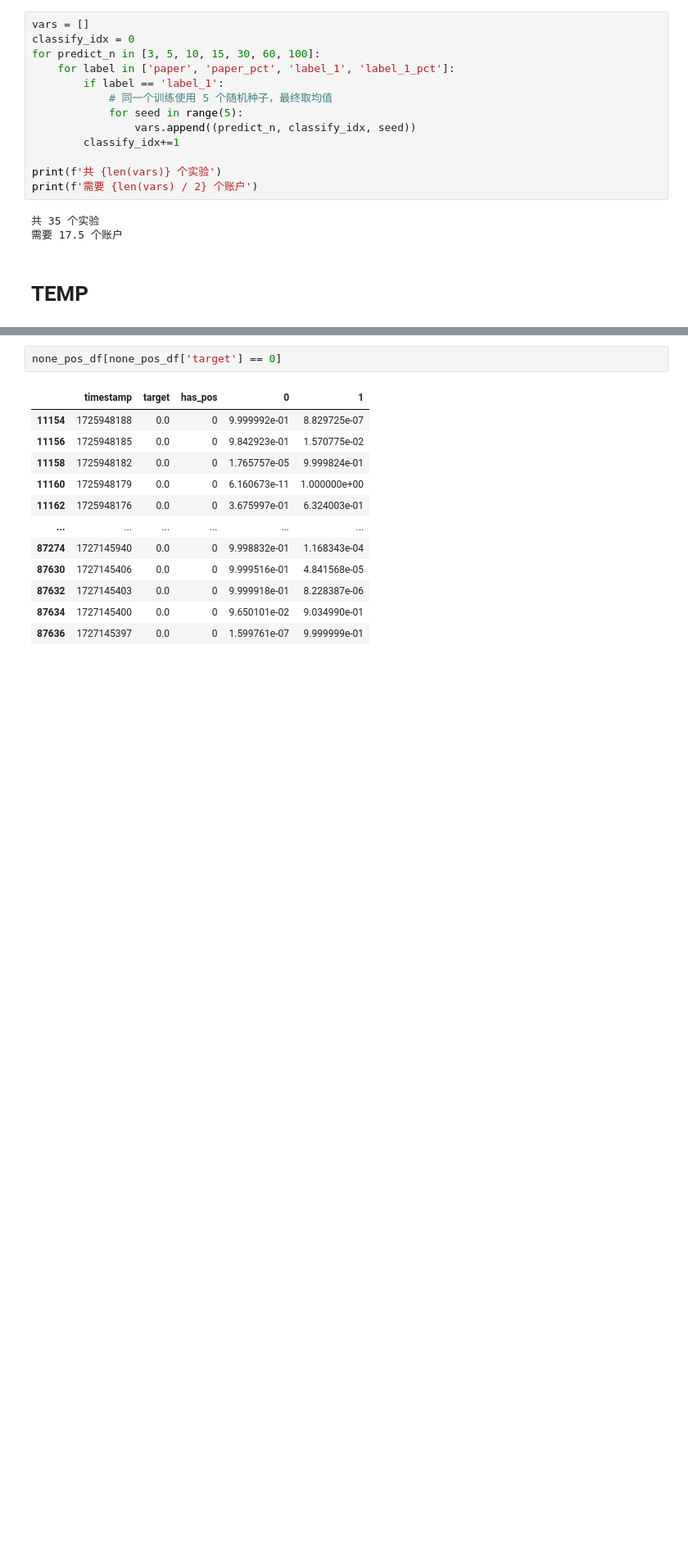
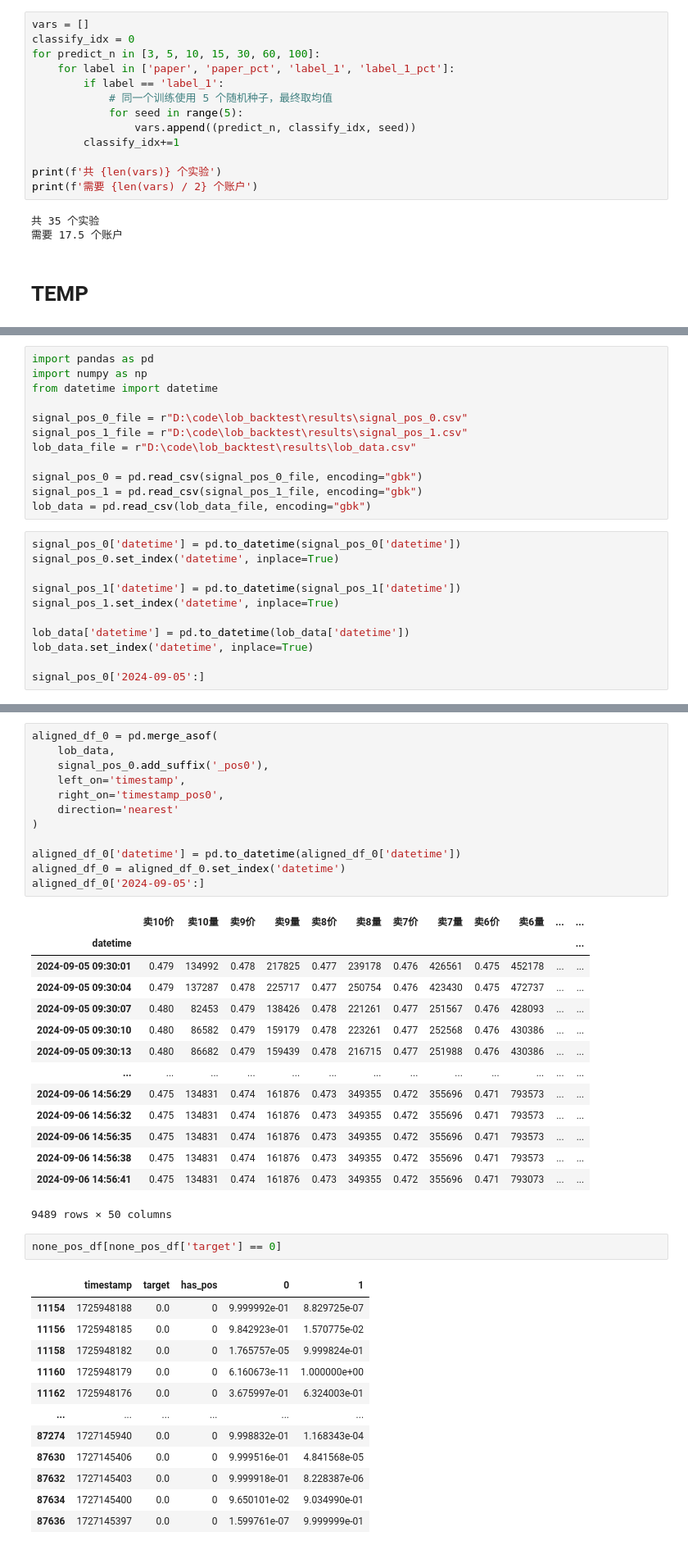
Before and after one commit to lhiqwj173/dl_helper, a Jupyter notebook: notebook/train.ipynb, the cells around one changed output, grey strips where cells are left out. Shown at 82% size. Cells and saved outputs as stored; diff of their text form; blank space fills up the shorter version.

```diff
--- a/notebook/train.ipynb
+++ b/notebook/train.ipynb
@@ -512,0 +493,23 @@ Name: count, dtype: int64
+# %%
+import pandas as pd
+import numpy as np
+from datetime import datetime
+
+signal_pos_0_file = r"D:\code\lob_backtest\results\signal_pos_0.csv"
+signal_pos_1_file = r"D:\code\lob_backtest\results\signal_pos_1.csv"
+lob_data_file = r"D:\code\lob_backtest\results\lob_data.csv"
+
+signal_pos_0 = pd.read_csv(signal_pos_0_file, encoding="gbk")
+signal_pos_1 = pd.read_csv(signal_pos_1_file, encoding="gbk")
+lob_data = pd.read_csv(lob_data_file, encoding="gbk")
+# %%
+signal_pos_0['datetime'] = pd.to_datetime(signal_pos_0['datetime'])
+signal_pos_0.set_index('datetime', inplace=True)
+
+signal_pos_1['datetime'] = pd.to_datetime(signal_pos_1['datetime'])
+signal_pos_1.set_index('datetime', inplace=True)
+
+lob_data['datetime'] = pd.to_datetime(lob_data['datetime'])
+lob_data.set_index('datetime', inplace=True)
+
+signal_pos_0['2024-09-05':]
@@ -513,3 +558,30 @@ Name: count, dtype: int64
+# %%
+aligned_df_0 = pd.merge_asof(
+    lob_data,
+    signal_pos_0.add_suffix('_pos0'),
+    left_on='timestamp',
+    right_on='timestamp_pos0',
+    direction='nearest'
+)
+
+aligned_df_0['datetime'] = pd.to_datetime(aligned_df_0['datetime'])
+aligned_df_0 = aligned_df_0.set_index('datetime')
+aligned_df_0['2024-09-05':]
+# %% [output]
+|  | 卖10价 | 卖10量 | 卖9价 | 卖9量 | 卖8价 | 卖8量 | 卖7价 | 卖7量 | 卖6价 | 卖6量 | ... | ... |
+| datetime |  |  |  |  |  |  |  |  |  |  |  | ... |
+| 2024-09-05 09:30:01 | 0.479 | 134992 | 0.478 | 217825 | 0.477 | 239178 | 0.476 | 426561 | 0.475 | 452178 | ... | ... |
+| 2024-09-05 09:30:04 | 0.479 | 137287 | 0.478 | 225717 | 0.477 | 250754 | 0.476 | 423430 | 0.475 | 472737 | ... | ... |
+| 2024-09-05 09:30:07 | 0.480 | 82453 | 0.479 | 138426 | 0.478 | 221261 | 0.477 | 251567 | 0.476 | 428093 | ... | ... |
+| 2024-09-05 09:30:10 | 0.480 | 86582 | 0.479 | 159179 | 0.478 | 223261 | 0.477 | 252568 | 0.476 | 430386 | ... | ... |
+| 2024-09-05 09:30:13 | 0.480 | 86682 | 0.479 | 159439 | 0.478 | 216715 | 0.477 | 251988 | 0.476 | 430386 | ... | ... |
+| ... | ... | ... | ... | ... | ... | ... | ... | ... | ... | ... | ... | ... |
+| 2024-09-06 14:56:29 | 0.475 | 134831 | 0.474 | 161876 | 0.473 | 349355 | 0.472 | 355696 | 0.471 | 793573 | ... | ... |
+| 2024-09-06 14:56:32 | 0.475 | 134831 | 0.474 | 161876 | 0.473 | 349355 | 0.472 | 355696 | 0.471 | 793573 | ... | ... |
+| 2024-09-06 14:56:35 | 0.475 | 134831 | 0.474 | 161876 | 0.473 | 349355 | 0.472 | 355696 | 0.471 | 793573 | ... | ... |
+| 2024-09-06 14:56:38 | 0.475 | 134831 | 0.474 | 161876 | 0.473 | 349355 | 0.472 | 355696 | 0.471 | 793573 | ... | ... |
+| 2024-09-06 14:56:41 | 0.475 | 134831 | 0.474 | 161876 | 0.473 | 349355 | 0.472 | 355696 | 0.471 | 793073 | ... | ... |
+9489 rows × 50 columns
 # %%
 none_pos_df[none_pos_df['target'] == 0]
 # %% [output]
```
Also changed, not shown: parts of 6 cells of this notebook, 1 other file.
